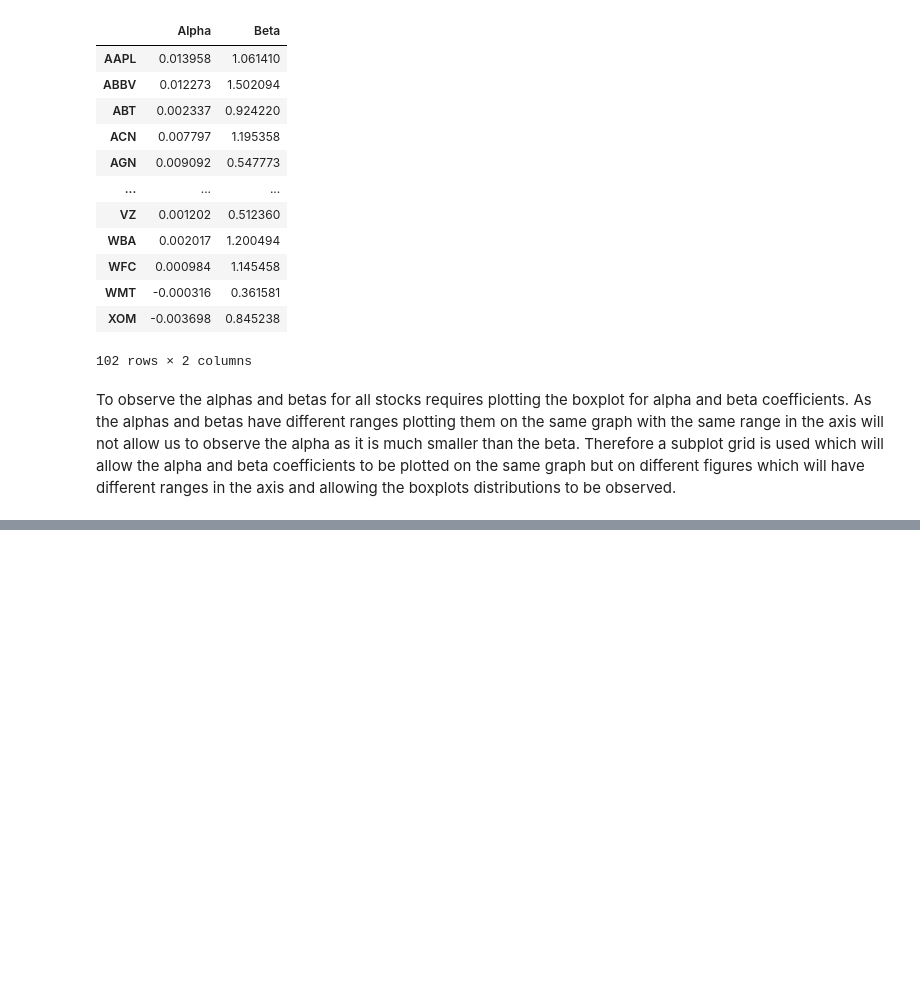
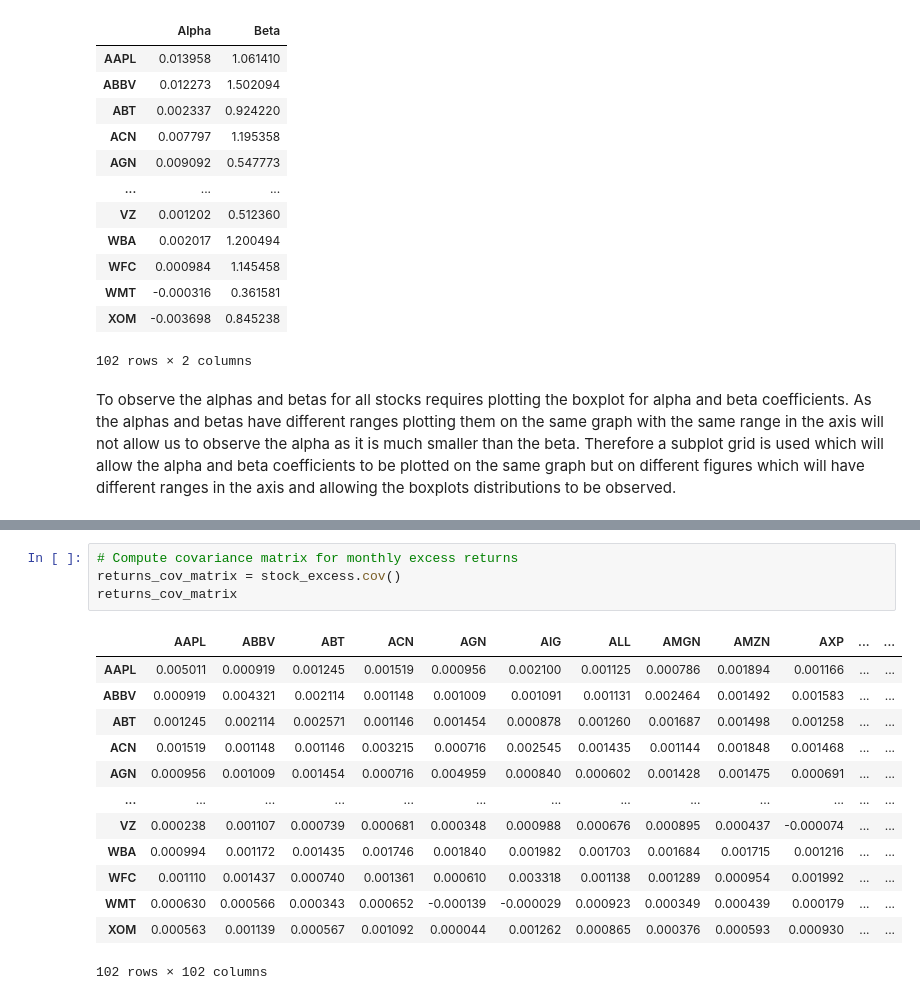
Before and after one commit to atanasi99/SingleIndexModelAB, a Jupyter notebook: SingleIndexModel.ipynb, the cells around one changed output, grey strips where cells are left out. Saved outputs shown, nothing was run; the diff lists cells and outputs as text; blank space fills up the shorter version.

```diff
--- a/SingleIndexModel.ipynb
+++ b/SingleIndexModel.ipynb
@@ -185,0 +211,18 @@ plt.show()
+# %%
+# Compute covariance matrix for monthly excess returns
+returns_cov_matrix = stock_excess.cov()
+returns_cov_matrix
+# %% [output]
+|  | AAPL | ABBV | ABT | ACN | AGN | AIG | ALL | AMGN | AMZN | AXP | ... | ... |
+| AAPL | 0.005011 | 0.000919 | 0.001245 | 0.001519 | 0.000956 | 0.002100 | 0.001125 | 0.000786 | 0.001894 | 0.001166 | ... | ... |
+| ABBV | 0.000919 | 0.004321 | 0.002114 | 0.001148 | 0.001009 | 0.001091 | 0.001131 | 0.002464 | 0.001492 | 0.001583 | ... | ... |
+| ABT | 0.001245 | 0.002114 | 0.002571 | 0.001146 | 0.001454 | 0.000878 | 0.001260 | 0.001687 | 0.001498 | 0.001258 | ... | ... |
+| ACN | 0.001519 | 0.001148 | 0.001146 | 0.003215 | 0.000716 | 0.002545 | 0.001435 | 0.001144 | 0.001848 | 0.001468 | ... | ... |
+| AGN | 0.000956 | 0.001009 | 0.001454 | 0.000716 | 0.004959 | 0.000840 | 0.000602 | 0.001428 | 0.001475 | 0.000691 | ... | ... |
+| ... | ... | ... | ... | ... | ... | ... | ... | ... | ... | ... | ... | ... |
+| VZ | 0.000238 | 0.001107 | 0.000739 | 0.000681 | 0.000348 | 0.000988 | 0.000676 | 0.000895 | 0.000437 | -0.000074 | ... | ... |
+| WBA | 0.000994 | 0.001172 | 0.001435 | 0.001746 | 0.001840 | 0.001982 | 0.001703 | 0.001684 | 0.001715 | 0.001216 | ... | ... |
+| WFC | 0.001110 | 0.001437 | 0.000740 | 0.001361 | 0.000610 | 0.003318 | 0.001138 | 0.001289 | 0.000954 | 0.001992 | ... | ... |
+| WMT | 0.000630 | 0.000566 | 0.000343 | 0.000652 | -0.000139 | -0.000029 | 0.000923 | 0.000349 | 0.000439 | 0.000179 | ... | ... |
+| XOM | 0.000563 | 0.001139 | 0.000567 | 0.001092 | 0.000044 | 0.001262 | 0.000865 | 0.000376 | 0.000593 | 0.000930 | ... | ... |
+102 rows × 102 columns
```
Also changed, not shown: parts of 16 cells of this notebook.
